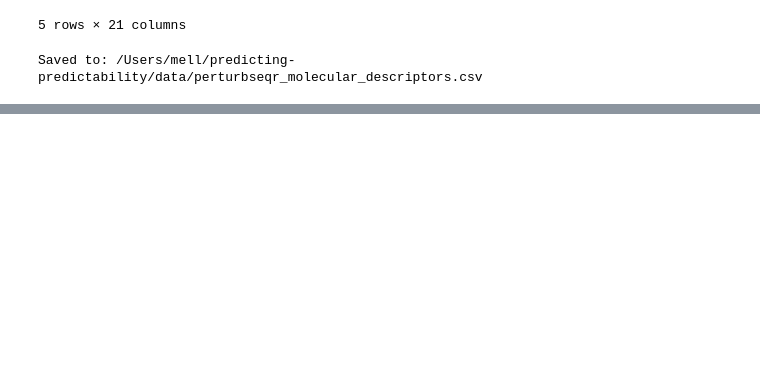
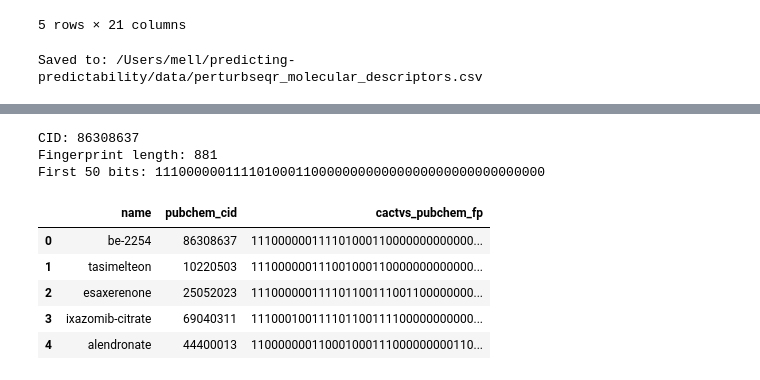
Before and after one commit to mell508-gif/predicting-predictability, a Jupyter notebook: notebooks/objective_2_rdkit_fingerprints.ipynb, the cells around one changed output, grey strips where cells are left out. Saved outputs shown, nothing was run; the diff lists cells and outputs as text; code cells hidden in the pictures; blank space fills up the shorter version.

```diff
--- a/notebooks/objective_2_rdkit_fingerprints.ipynb
+++ b/notebooks/objective_2_rdkit_fingerprints.ipynb
@@ -483,0 +417,2 @@ Saved to: /Users/mell/predicting-predictability/data/descriptor_summary_statisti
+# %%
+CID_COL = "pubchem_cid"
@@ -483,0 +432,15 @@ Saved to: /Users/mell/predicting-predictability/data/descriptor_summary_statisti
+# %%
+import pubchempy as pcp
+
+test_cid = compounds_df[CID_COL].dropna().iloc[0]
+
+compound = pcp.Compound.from_cid(int(test_cid))
+test_fp = compound.cactvs_fingerprint
+
+print("CID:", test_cid)
+print("Fingerprint length:", len(test_fp))
+print("First 50 bits:", test_fp[:50])
+# %% [output]
+CID: 86308637
+Fingerprint length: 881
+First 50 bits: 11100000011110100011000000000000000000000000000000
@@ -483,0 +465,21 @@ Saved to: /Users/mell/predicting-predictability/data/descriptor_summary_statisti
+# %%
+import time
+from tqdm import tqdm
+
+fingerprints = []
+
+for cid in tqdm(compounds_df[CID_COL], desc="Fetching CACTVS/PubChem fingerprints"):
+    fp = get_cactvs_fingerprint(cid)
+    fingerprints.append(fp)
+    time.sleep(0.1)
+
+compounds_df["cactvs_pubchem_fp"] = fingerprints
+
+compounds_df[["name", CID_COL, "cactvs_pubchem_fp"]].head()
+# %% [output]
+|  | name | pubchem_cid | cactvs_pubchem_fp |
+| 0 | be-2254 | 86308637 | 111000000111101000110000000000000... |
+| 1 | tasimelteon | 10220503 | 111000000111001000110000000000000... |
+| 2 | esaxerenone | 25052023 | 111000000111101100111001100000000... |
+| 3 | ixazomib-citrate | 69040311 | 111000100111101100111100000000000... |
+| 4 | alendronate | 44400013 | 110000000110001000111000000000110... |
```
Also changed, not shown: parts of 30 cells of this notebook, 1 other file.
